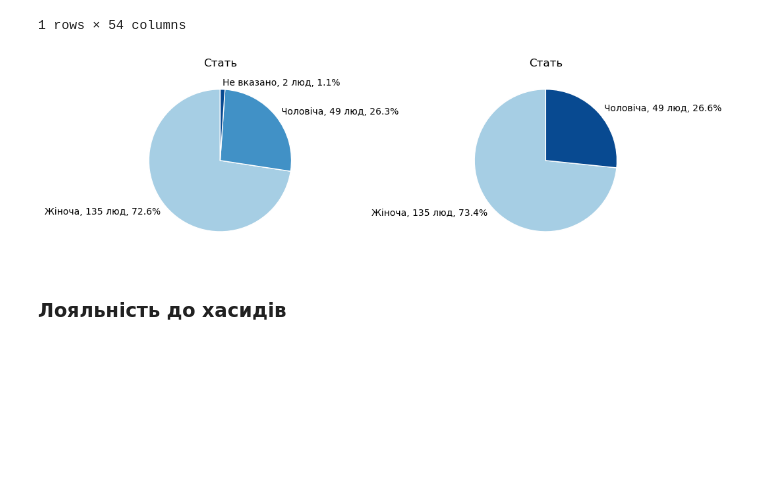
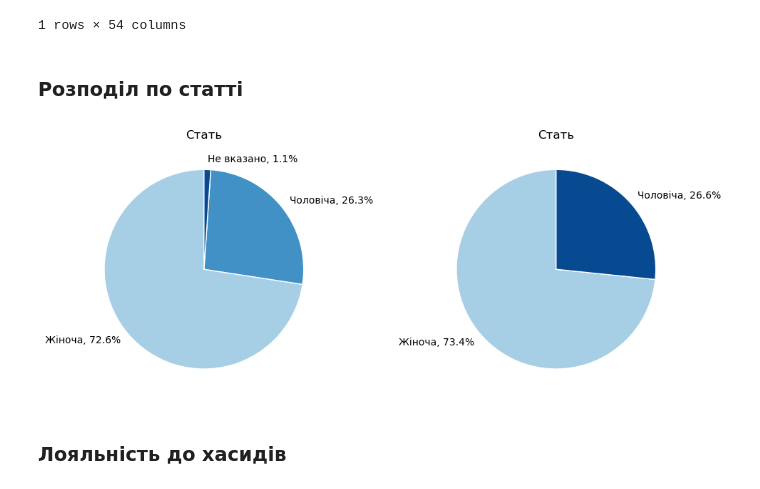
Before and after one commit to kucheriavii/volodymyr-tourism-survey, a Jupyter notebook: create_dataframe.ipynb, the cells around one changed output. Cells and saved outputs as stored; diff of their text form; code cells hidden in the pictures; blank space fills up the shorter version.

```diff
--- a/create_dataframe.ipynb
+++ b/create_dataframe.ipynb
@@ -159,63 +203,20 @@ df_total.to_excel("test_output.xlsx")
+# %% [markdown]
+### Розподіл по статті
 # %%
 # Сформувати розподіл по гендеру
-def radical(series, show_nan=True, nan_label="Не вказано", title=None, ax=None, set_colors=None):
-    s = series.copy()
-
-    if show_nan:
-        s = s.fillna(nan_label)
-        counts = s.value_counts(dropna=False)
-    else:
-        counts = s.dropna().value_counts()
-
-    total = counts.sum()
-    if total == 0:
-        print("Немає даних для відображення.")
-        return None
-
-    labels = [f'{k}, {v} люд, {round(v/total*100,1)}%' for k, v in counts.items()]
-
-    if not set_colors:
-        cmap = plt.cm.Blues
-        colors = cmap(np.linspace(0.35, 0.9, len(counts)))
-    else:
-        cmap = plt.get_cmap('tab20', len(counts))   # або 'Set3', 'tab20b', 'tab20c'
-        colors = cmap(range(len(counts)))
-
-
-    if ax is None:
-        ax = plt.gca()
-
-    counts.plot(
-        kind='pie',
-        labels=labels,
-        autopct=None,
-        ylabel='',
-        startangle=90,
-        labeldistance=1.1,
-        colors=colors,
-        wedgeprops={"linewidth": 1, "edgecolor": "white"},
-        textprops={"fontsize": 10},
-        ax=ax
-    )
-
-    if title is None:
-        title = f"Розподіл: {getattr(series, 'name', '')}".strip(": ")
-    ax.set_title(title)
-
-    return ax
 
 # radical(df_total['sex'], False,...,"Розподіл по статті")
 # radical(df_total['sex'], True,"Не вказано","Розподіл по статті")
 
 fig, axes = plt.subplots(1, 2, figsize=(10, 4))
 
 radical(df_union['sex'], show_nan=True,  nan_label="Не вказано", title="Стать", ax=axes[0])
 radical(df_union['sex'], show_nan=False, title="Стать", ax=axes[1])
 
 plt.tight_layout()
 plt.show()
 # %% [output]
-[figure, old version]
+[figure, new version]
 # %% [markdown]
 ### Лояльність до хасидів
 # %%
```
Also changed, not shown: parts of 12 cells of this notebook, 1 other file.
